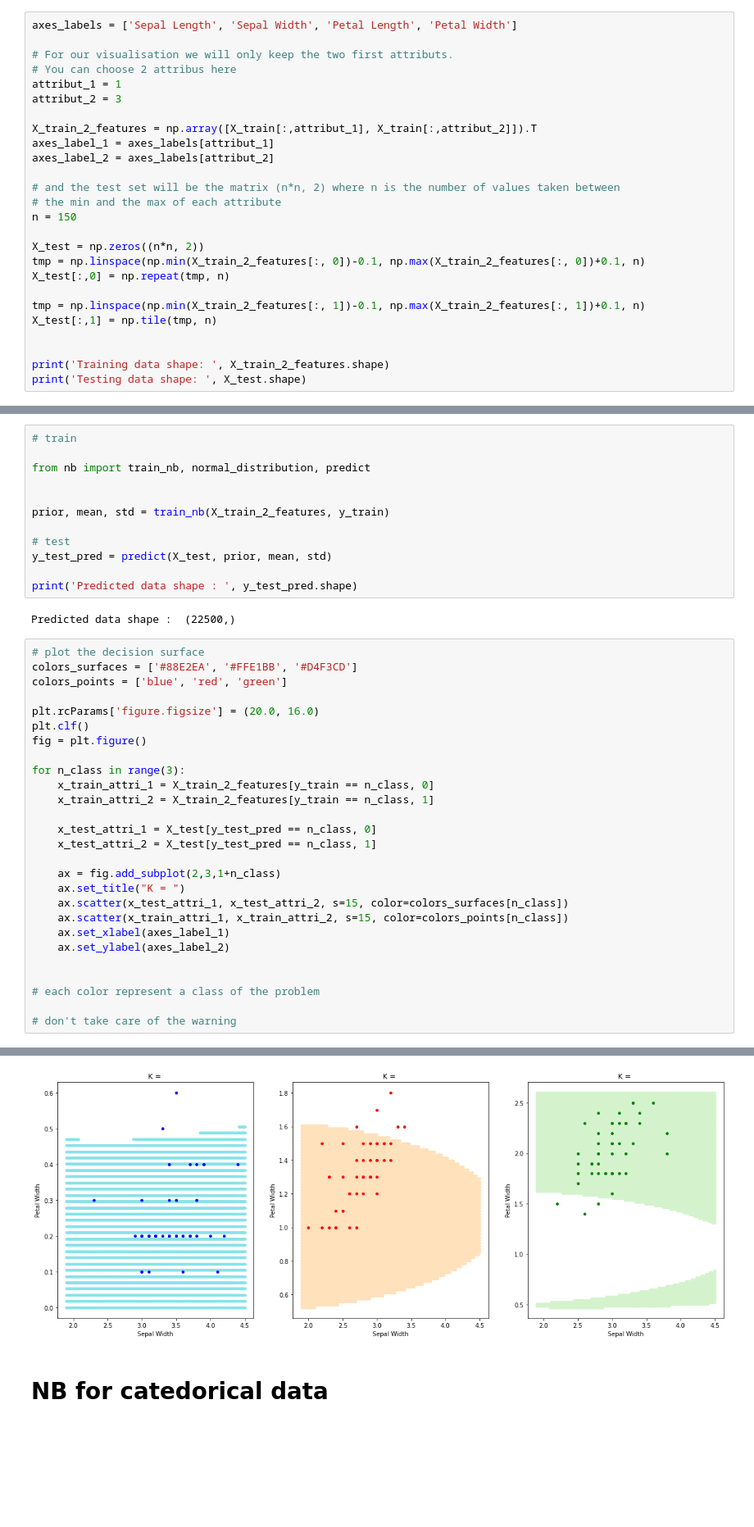
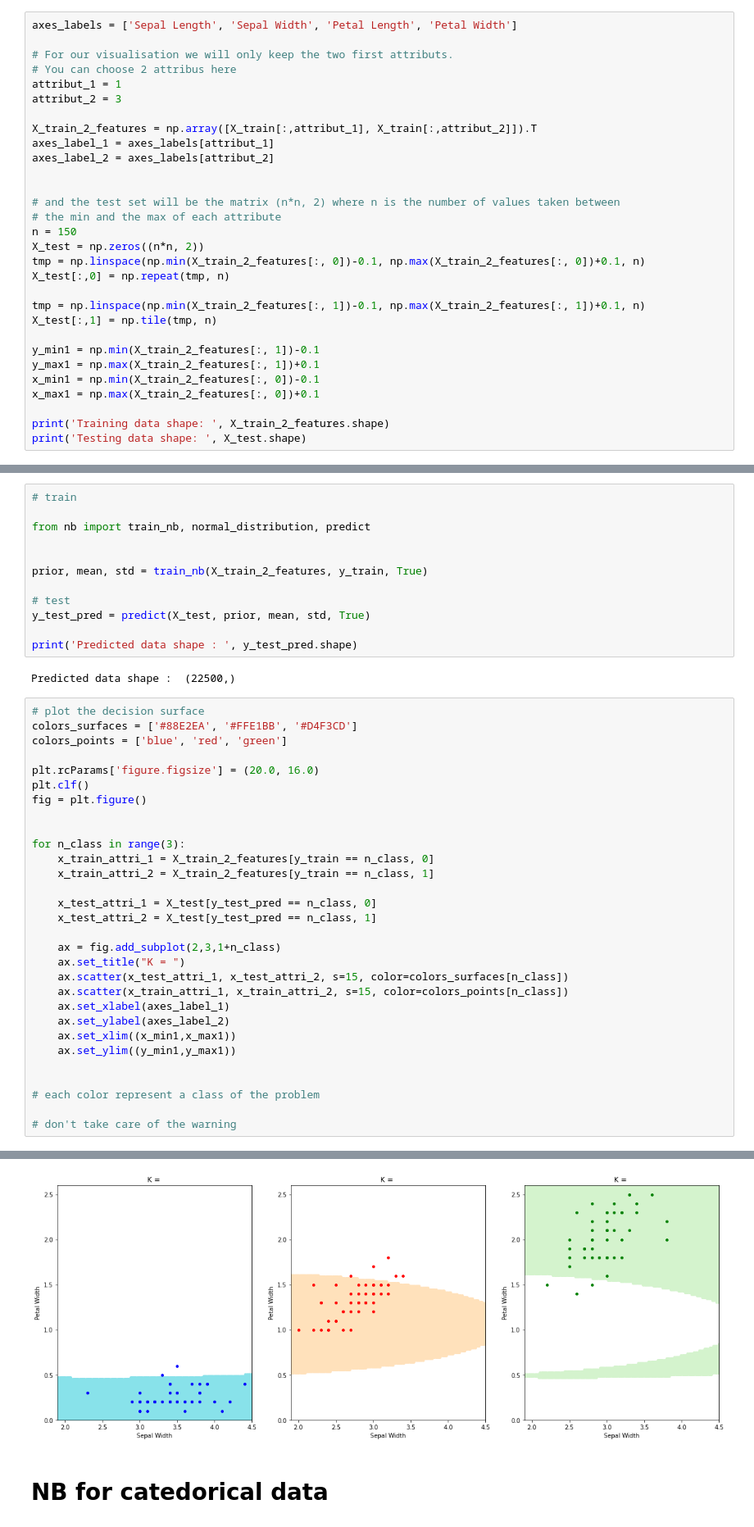
Before and after one commit to Joao-Quinta/Uni3eme_2, a Jupyter notebook: dataMining/TP1_turn_in/TP1_NB.ipynb, the cells around one changed output, grey strips where cells are left out. Shown at 82% size. Cells and saved outputs as stored; diff of their text form; blank space fills up the shorter version.

```diff
--- a/dataMining/TP1_turn_in/TP1_NB.ipynb
+++ b/dataMining/TP1_turn_in/TP1_NB.ipynb
@@ -161,10 +161,10 @@ X_train_2_features = np.array([X_train[:,attribut_1], X_train[:,attribut_2]]).T
 axes_label_1 = axes_labels[attribut_1]
 axes_label_2 = axes_labels[attribut_2]
 
+
 # and the test set will be the matrix (n*n, 2) where n is the number of values taken between
 # the min and the max of each attribute
 n = 150
-
 X_test = np.zeros((n*n, 2))
 tmp = np.linspace(np.min(X_train_2_features[:, 0])-0.1, np.max(X_train_2_features[:, 0])+0.1, n)
 X_test[:,0] = np.repeat(tmp, n)
@@ -172,6 +172,10 @@ X_test[:,0] = np.repeat(tmp, n)
 tmp = np.linspace(np.min(X_train_2_features[:, 1])-0.1, np.max(X_train_2_features[:, 1])+0.1, n)
 X_test[:,1] = np.tile(tmp, n)
 
+y_min1 = np.min(X_train_2_features[:, 1])-0.1
+y_max1 = np.max(X_train_2_features[:, 1])+0.1
+x_min1 = np.min(X_train_2_features[:, 0])-0.1
+x_max1 = np.max(X_train_2_features[:, 0])+0.1
 
 print('Training data shape: ', X_train_2_features.shape)
 print('Testing data shape: ', X_test.shape)
@@ -184,10 +188,10 @@ Testing data shape:  (22500, 2)
 from nb import train_nb, normal_distribution, predict
 
 
-prior, mean, std = train_nb(X_train_2_features, y_train)
+prior, mean, std = train_nb(X_train_2_features, y_train, True)
 
 # test
-y_test_pred = predict(X_test, prior, mean, std)
+y_test_pred = predict(X_test, prior, mean, std, True)
 
 print('Predicted data shape : ', y_test_pred.shape)
 # %% [output]
@@ -195,33 +199,36 @@ Predicted data shape :  (22500,)
 # %%
 # plot the decision surface
 colors_surfaces = ['#88E2EA', '#FFE1BB', '#D4F3CD']
 colors_points = ['blue', 'red', 'green']
 
 plt.rcParams['figure.figsize'] = (20.0, 16.0)
 plt.clf()
 fig = plt.figure()
+
 
 for n_class in range(3):
     x_train_attri_1 = X_train_2_features[y_train == n_class, 0]
     x_train_attri_2 = X_train_2_features[y_train == n_class, 1]
 
     x_test_attri_1 = X_test[y_test_pred == n_class, 0]
     x_test_attri_2 = X_test[y_test_pred == n_class, 1]
 
     ax = fig.add_subplot(2,3,1+n_class)
     ax.set_title("K = ")
     ax.scatter(x_test_attri_1, x_test_attri_2, s=15, color=colors_surfaces[n_class])
     ax.scatter(x_train_attri_1, x_train_attri_2, s=15, color=colors_points[n_class])
     ax.set_xlabel(axes_label_1)
     ax.set_ylabel(axes_label_2)
+    ax.set_xlim((x_min1,x_max1))
+    ax.set_ylim((y_min1,y_max1))
 
 
 # each color represent a class of the problem
 
 # don't take care of the warning
 # %% [output]
 <Figure size 1440x1152 with 0 Axes>
-[figure, old version]
+[figure, new version]
 # %% [markdown]
 # NB for catedorical data
 # %%
```
Also changed, not shown: parts of 11 cells of this notebook, 5 other files.
